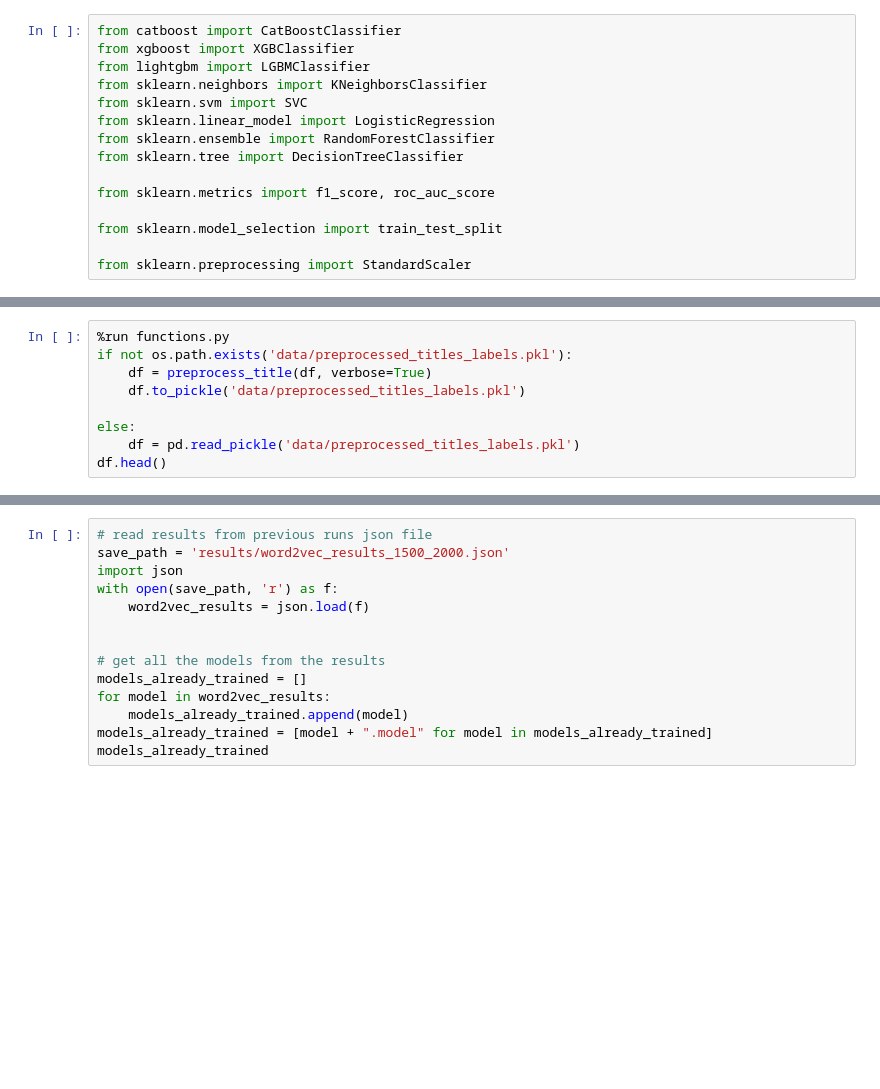
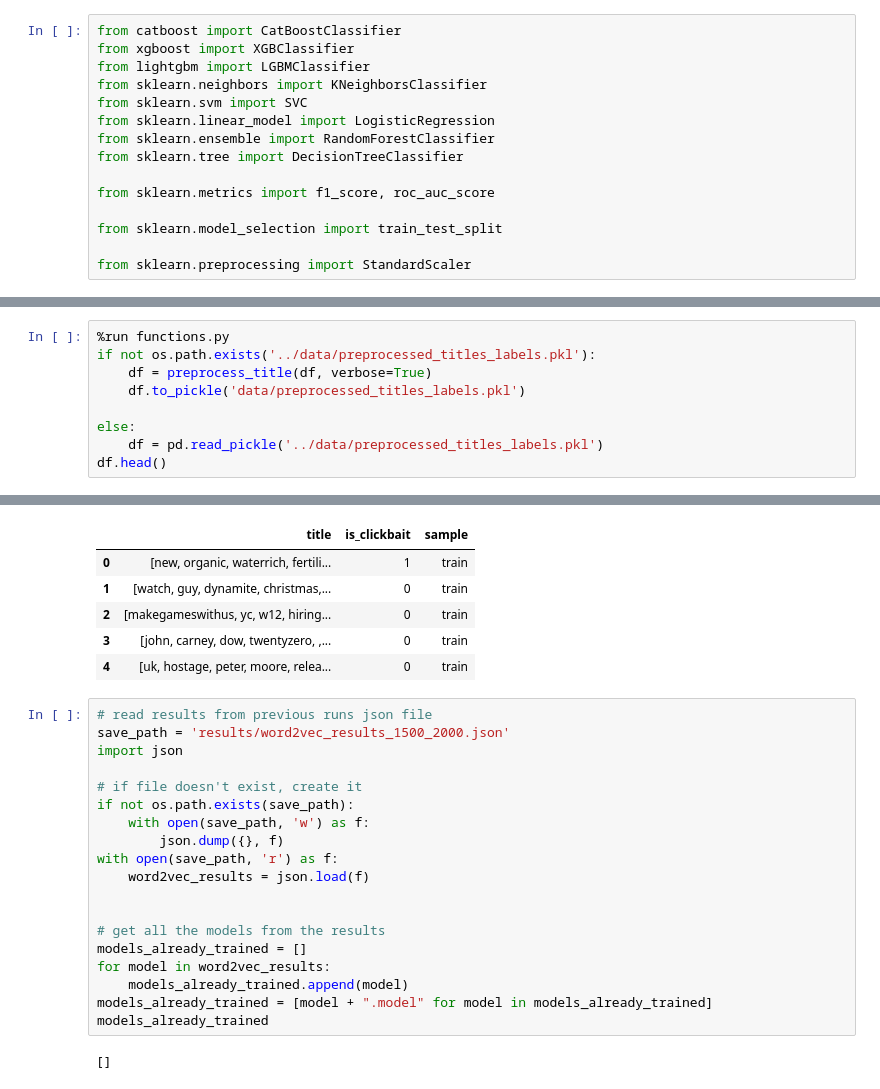
Before and after one commit to amajczyk/ClickbaitDetector, a Jupyter notebook: modelling/word2vec_selection/select_best_word2vec_large_models.ipynb, the cells around one changed output, grey strips where cells are left out. Cells and saved outputs as stored; diff of their text form; blank space fills up the shorter version.

```diff
--- a/modelling/word2vec_selection/select_best_word2vec_large_models.ipynb
+++ b/modelling/word2vec_selection/select_best_word2vec_large_models.ipynb
@@ -39,9 +63,10 @@ df.head()
 # %%
 %run functions.py
-if not os.path.exists('data/preprocessed_titles_labels.pkl'):
+if not os.path.exists('../data/preprocessed_titles_labels.pkl'):
     df = preprocess_title(df, verbose=True)
     df.to_pickle('data/preprocessed_titles_labels.pkl')
 
 else:
-    df = pd.read_pickle('data/preprocessed_titles_labels.pkl')
+    df = pd.read_pickle('../data/preprocessed_titles_labels.pkl')
 df.head()
+# %% [output]
@@ -48,7 +89,18 @@ df.head()
+|  | title | is_clickbait | sample |
+| 0 | [new, organic, waterrich, fertili... | 1 | train |
+| 1 | [watch, guy, dynamite, christmas,... | 0 | train |
+| 2 | [makegameswithus, yc, w12, hiring... | 0 | train |
+| 3 | [john, carney, dow, twentyzero, ,... | 0 | train |
+| 4 | [uk, hostage, peter, moore, relea... | 0 | train |
 # %%
 # read results from previous runs json file
 save_path = 'results/word2vec_results_1500_2000.json'
 import json
+
+# if file doesn't exist, create it
+if not os.path.exists(save_path):
+    with open(save_path, 'w') as f:
+        json.dump({}, f)
 with open(save_path, 'r') as f:
     word2vec_results = json.load(f)
 
@@ -59,6 +111,8 @@ for model in word2vec_results:
     models_already_trained.append(model)
 models_already_trained = [model + ".model" for model in models_already_trained]
 models_already_trained
+# %% [output]
+[]
 # %%
 from tqdm import tqdm
 import copy as cp
```
Also changed, not shown: parts of 5 cells of this notebook, 1 other file.
